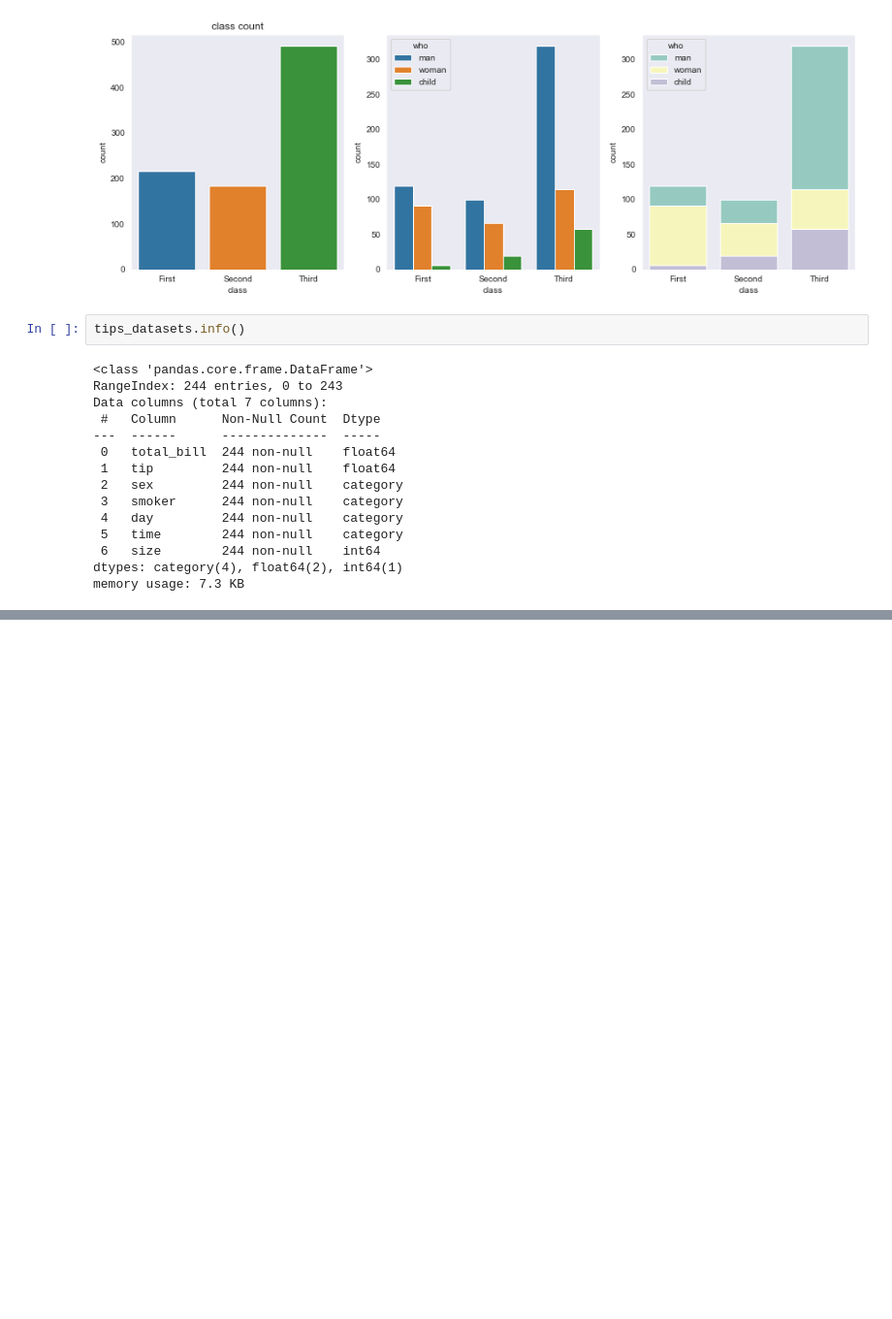
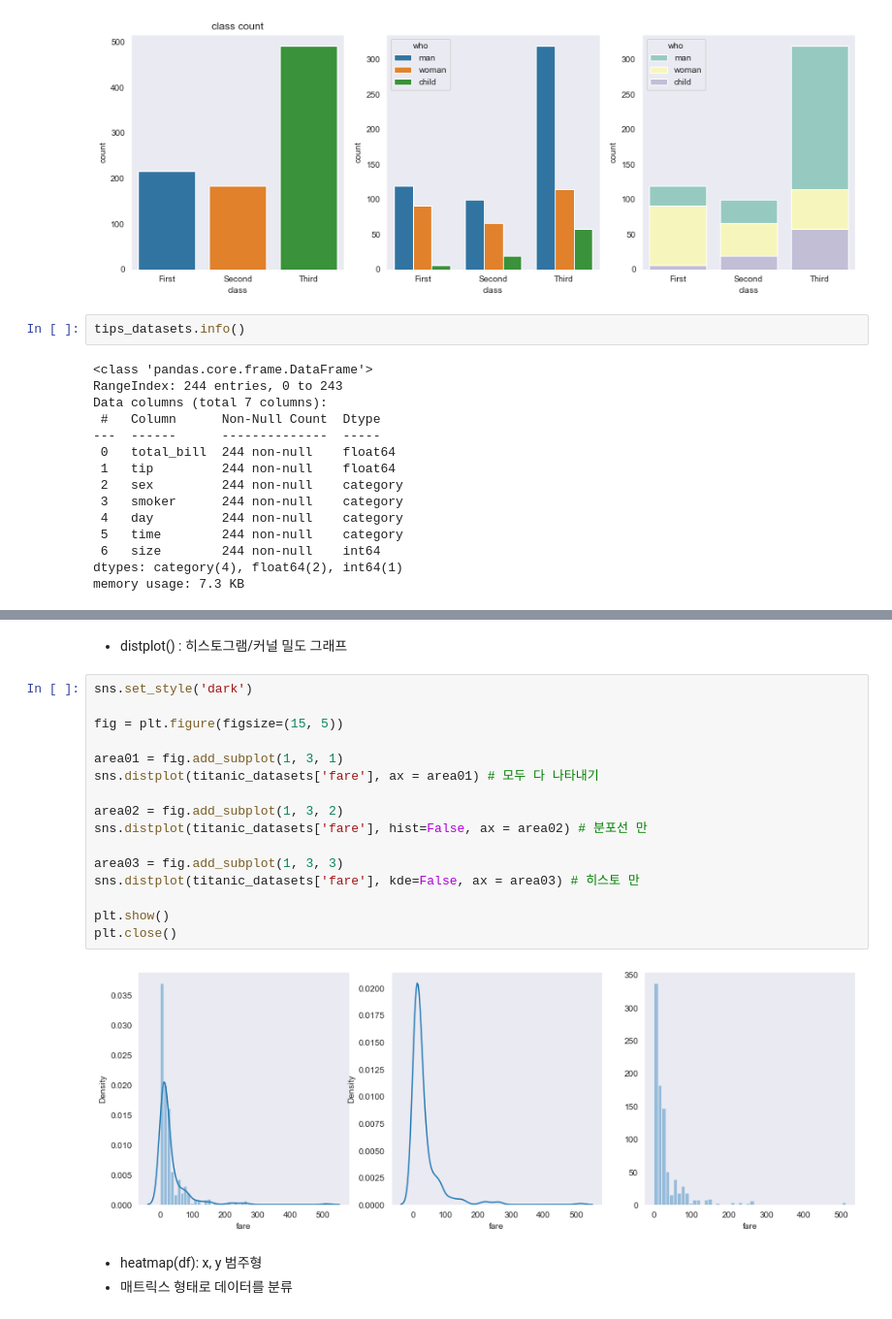
Before and after one commit to Supreme-YS/TIL, a Jupyter notebook: Data_Analysis/seaborn[03].ipynb, the cells around one changed output, grey strips where cells are left out. Shown: that part at 97% size. Saved outputs shown, nothing was run; the diff lists cells and outputs as text; blank space fills up the shorter version.

```diff
--- a/Data_Analysis/seaborn[03].ipynb
+++ b/Data_Analysis/seaborn[03].ipynb
@@ -147,0 +206,23 @@ plt.close()
+# %% [markdown]
+- distplot() : 히스토그램/커널 밀도 그래프
+# %%
+sns.set_style('dark')
+
+fig = plt.figure(figsize=(15, 5))
+
+area01 = fig.add_subplot(1, 3, 1)
+sns.distplot(titanic_datasets['fare'], ax = area01) # 모두 다 나타내기
+
+area02 = fig.add_subplot(1, 3, 2)
+sns.distplot(titanic_datasets['fare'], hist=False, ax = area02) # 분포선 만
+
+area03 = fig.add_subplot(1, 3, 3)
+sns.distplot(titanic_datasets['fare'], kde=False, ax = area03) # 히스토 만
+
+plt.show()
+plt.close()
+# %% [output]
+[figure, added]
+# %% [markdown]
+- heatmap(df): x, y 범주형
+- 매트릭스 형태로 데이터를 분류
```
Also changed, not shown: parts of 9 cells of this notebook.
